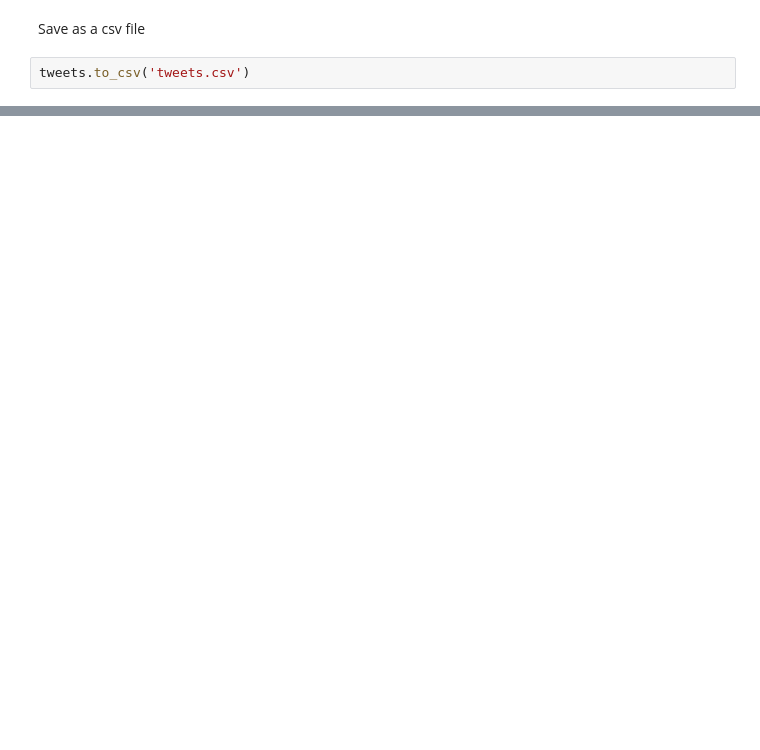
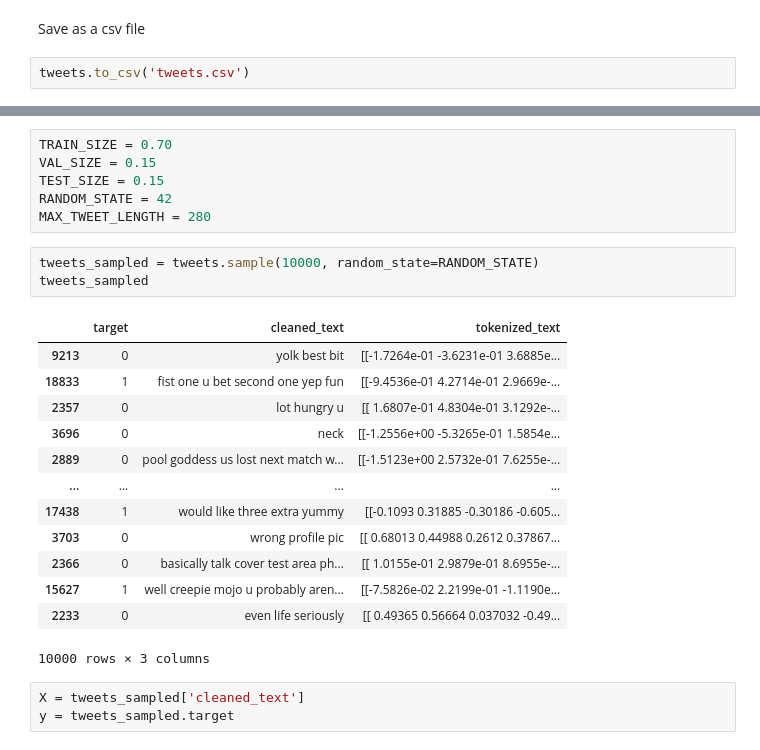
Before and after one commit to edologgerbird/context-capturing-clustering, a Jupyter notebook: final_project.ipynb, the cells around one changed output, grey strips where cells are left out. Cells and saved outputs as stored; diff of their text form; blank space fills up the shorter version.

```diff
--- a/final_project.ipynb
+++ b/final_project.ipynb
@@ -146,0 +211,26 @@ tweets.to_csv('tweets.csv')
+# %%
+TRAIN_SIZE = 0.70
+VAL_SIZE = 0.15
+TEST_SIZE = 0.15
+RANDOM_STATE = 42
+MAX_TWEET_LENGTH = 280
+# %%
+tweets_sampled = tweets.sample(10000, random_state=RANDOM_STATE)
+tweets_sampled
+# %% [output]
+|  | target | cleaned_text | tokenized_text |
+| 9213 | 0 | yolk best bit | [[-1.7264e-01 -3.6231e-01 3.6885e... |
+| 18833 | 1 | fist one u bet second one yep fun | [[-9.4536e-01 4.2714e-01 2.9669e-... |
+| 2357 | 0 | lot hungry u | [[ 1.6807e-01 4.8304e-01 3.1292e-... |
+| 3696 | 0 | neck | [[-1.2556e+00 -5.3265e-01 1.5854e... |
+| 2889 | 0 | pool goddess us lost next match w... | [[-1.5123e+00 2.5732e-01 7.6255e-... |
+| ... | ... | ... | ... |
+| 17438 | 1 | would like three extra yummy | [[-0.1093 0.31885 -0.30186 -0.605... |
+| 3703 | 0 | wrong profile pic | [[ 0.68013 0.44988 0.2612 0.37867... |
+| 2366 | 0 | basically talk cover test area ph... | [[ 1.0155e-01 2.9879e-01 8.6955e-... |
+| 15627 | 1 | well creepie mojo u probably aren... | [[-7.5826e-02 2.2199e-01 -1.1190e... |
+| 2233 | 0 | even life seriously | [[ 0.49365 0.56664 0.037032 -0.49... |
+10000 rows × 3 columns
+# %%
+X = tweets_sampled['cleaned_text']
+y = tweets_sampled.target
```
Also changed, not shown: parts of 38 cells of this notebook, 1 other file.
